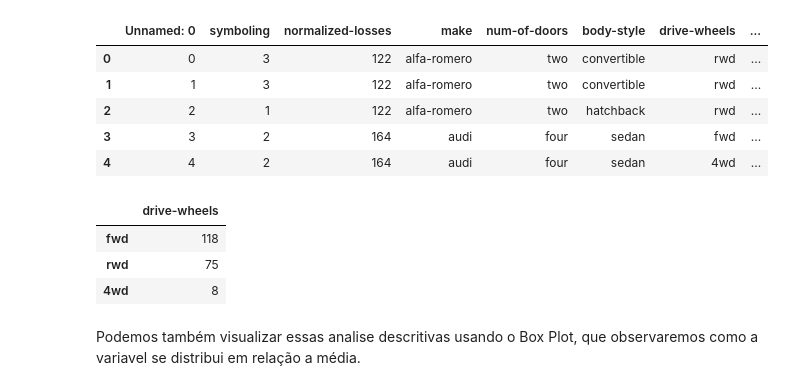
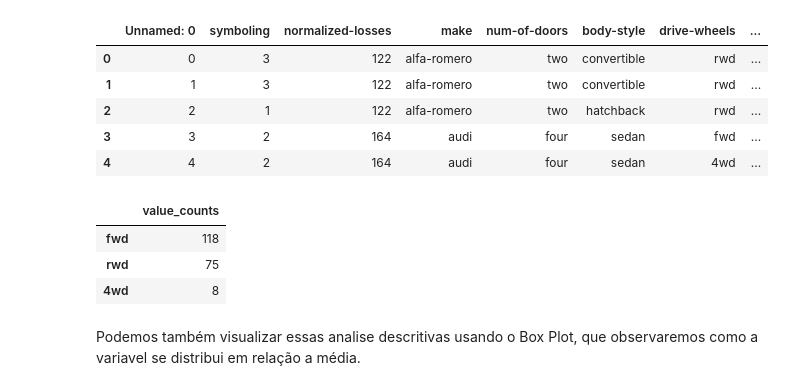
Before and after one commit to DavidMercadoFaustino/Analyzing-Data-with-Python---IBM-DA0101EN, a Jupyter notebook: Modulo_3_Exploratory_Data_Analysis.ipynb, the cells around one changed output. Drawn from its saved outputs; the diff is of its cells as text; code cells hidden in the pictures.

```diff
--- a/Modulo_3_Exploratory_Data_Analysis.ipynb
+++ b/Modulo_3_Exploratory_Data_Analysis.ipynb
@@ -40,14 +48,15 @@ df.head()
 # %%
 # Resumo estatistico de variáveis categoricas usando o .value_counts()
 drive_wheels_counts = pd.DataFrame(df['drive-wheels'].value_counts())
-# %%
-
-drive_wheels_counts
-# %% [output]
-|  | drive-wheels |
-| fwd | 118 |
-| rwd | 75 |
-| 4wd | 8 |
+# %%
+drive_wheels_counts = df['drive-wheels'].value_counts().to_frame()
+drive_wheels_counts.rename(columns={'drive-wheels': 'value_counts'}, inplace=True)
+drive_wheels_counts
+# %% [output]
+|  | value_counts |
+| fwd | 118 |
+| rwd | 75 |
+| 4wd | 8 |
 # %% [markdown]
 Podemos também visualizar essas analise descritivas usando o Box Plot, que observaremos como a variavel se distribui em relação a média.
 # %%
```
Also changed, not shown: parts of 19 cells of this notebook.
